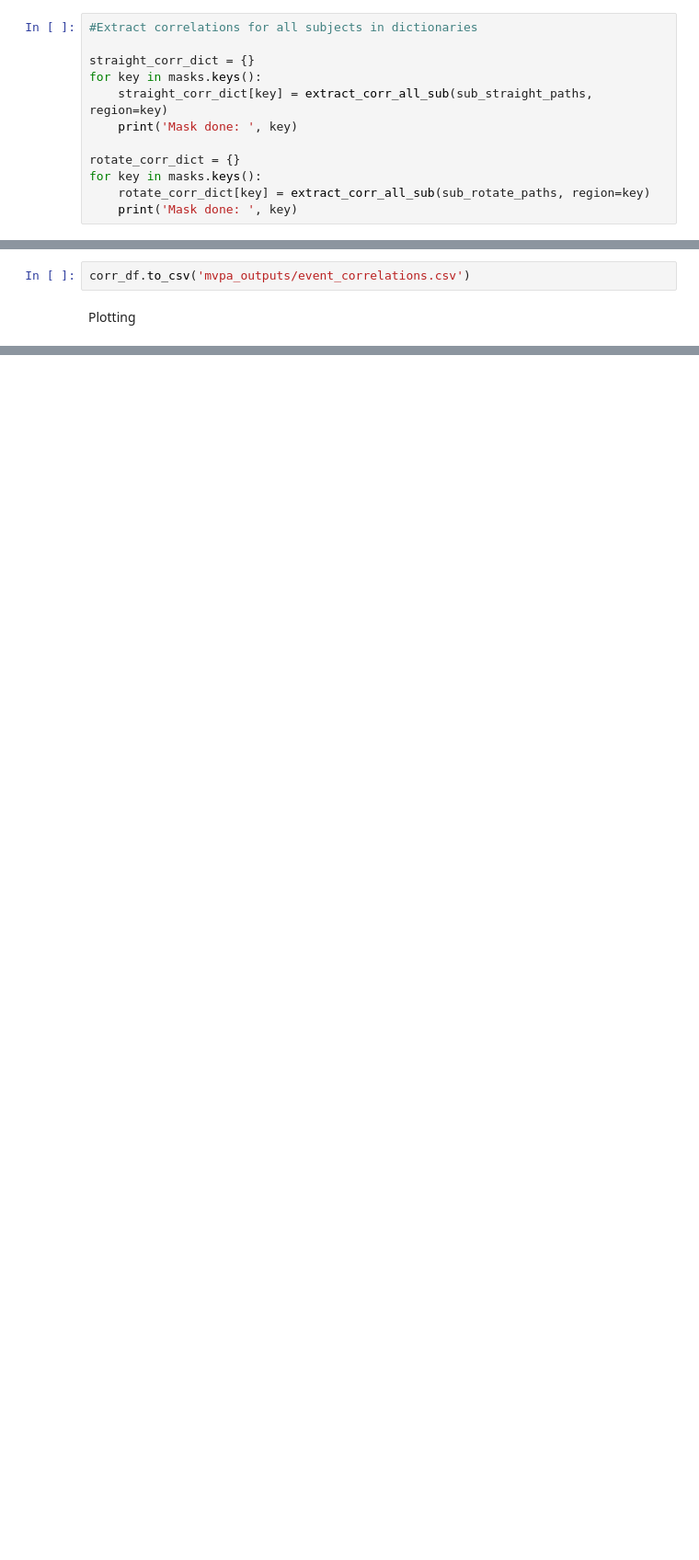
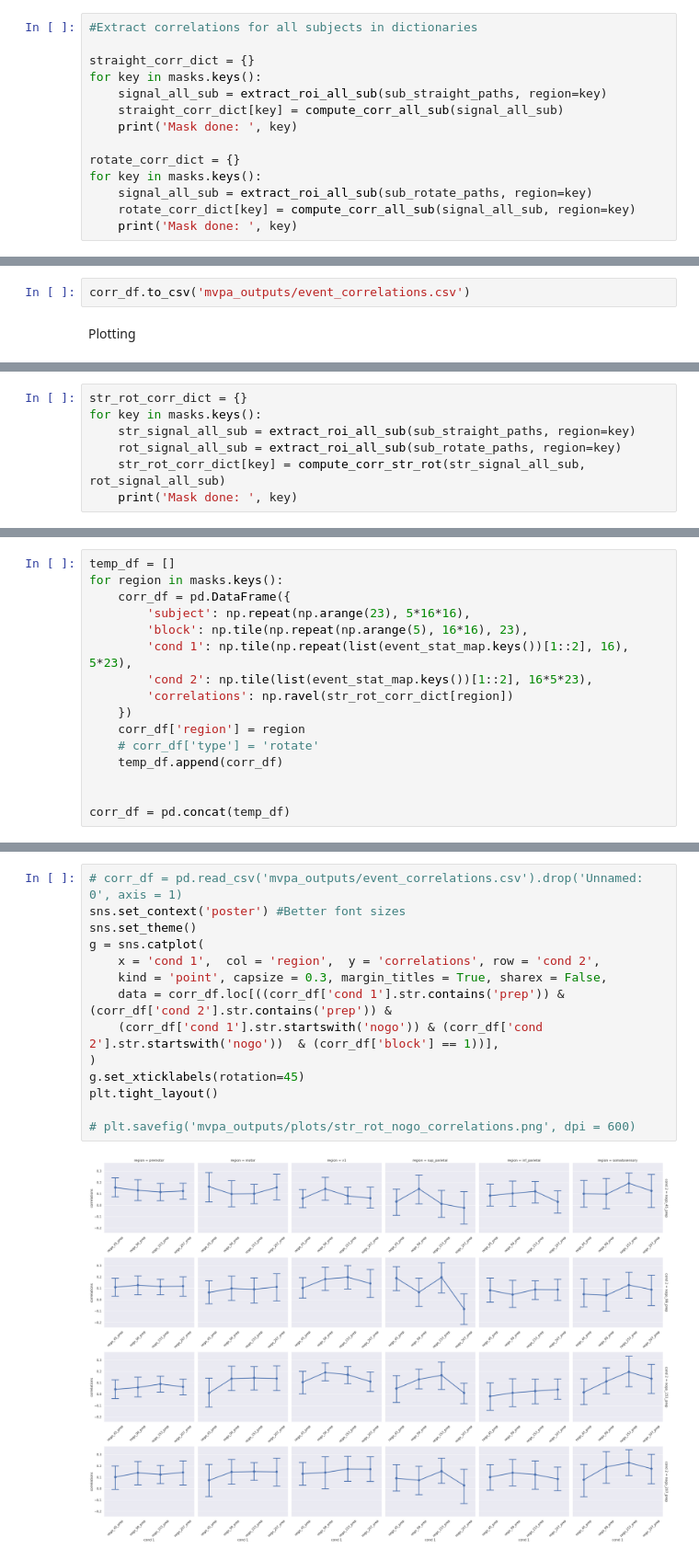
Before and after one commit to tejas-savalia/vma_fmri, a Jupyter notebook: analyses_sandbox.ipynb, the cells around one changed output, grey strips where cells are left out. Shown at 92% size. Cells and saved outputs as stored; diff of their text form; blank space fills up the shorter version.

Commit message:
str rot correlations

```diff
--- a/analyses_sandbox.ipynb
+++ b/analyses_sandbox.ipynb
@@ -142,12 +162,14 @@ def extract_corr_all_sub(paths, region = 'motor', nsub = 23):
 
 straight_corr_dict = {}
 for key in masks.keys():
-    straight_corr_dict[key] = extract_corr_all_sub(sub_straight_paths, region=key)
+    signal_all_sub = extract_roi_all_sub(sub_straight_paths, region=key)
+    straight_corr_dict[key] = compute_corr_all_sub(signal_all_sub)
     print('Mask done: ', key)
 
 rotate_corr_dict = {}
 for key in masks.keys():
-    rotate_corr_dict[key] = extract_corr_all_sub(sub_rotate_paths, region=key)
+    signal_all_sub = extract_roi_all_sub(sub_rotate_paths, region=key)
+    rotate_corr_dict[key] = compute_corr_all_sub(signal_all_sub, region=key)
     print('Mask done: ', key)
 # %% [output]
 Mask done:  premotor
@@ -214,0 +239,7 @@ plt.savefig('mvpa_outputs/plots/nogo_correlations.png', dpi = 600)
+# %%
+str_rot_corr_dict = {}
+for key in masks.keys():
+    str_signal_all_sub = extract_roi_all_sub(sub_straight_paths, region=key)
+    rot_signal_all_sub = extract_roi_all_sub(sub_rotate_paths, region=key)
+    str_rot_corr_dict[key] = compute_corr_str_rot(str_signal_all_sub, rot_signal_all_sub)
+    print('Mask done: ', key)
@@ -214,0 +253,16 @@ plt.savefig('mvpa_outputs/plots/nogo_correlations.png', dpi = 600)
+# %%
+temp_df = []
+for region in masks.keys():
+    corr_df = pd.DataFrame({
+        'subject': np.repeat(np.arange(23), 5*16*16),
+        'block': np.tile(np.repeat(np.arange(5), 16*16), 23),
+        'cond 1': np.tile(np.repeat(list(event_stat_map.keys())[1::2], 16), 5*23),
+        'cond 2': np.tile(list(event_stat_map.keys())[1::2], 16*5*23),
+        'correlations': np.ravel(str_rot_corr_dict[region])
+    })
+    corr_df['region'] = region
+    # corr_df['type'] = 'rotate'
+    temp_df.append(corr_df)
+
+
+corr_df = pd.concat(temp_df)
@@ -214,0 +271,16 @@ plt.savefig('mvpa_outputs/plots/nogo_correlations.png', dpi = 600)
+# %%
+# corr_df = pd.read_csv('mvpa_outputs/event_correlations.csv').drop('Unnamed: 0', axis = 1)
+sns.set_context('poster') #Better font sizes
+sns.set_theme()
+g = sns.catplot(
+    x = 'cond 1',  col = 'region',  y = 'correlations', row = 'cond 2',
+    kind = 'point', capsize = 0.3, margin_titles = True, sharex = False,
+    data = corr_df.loc[((corr_df['cond 1'].str.contains('prep')) & (corr_df['cond 2'].str.contains('prep')) &
+    (corr_df['cond 1'].str.startswith('nogo')) & (corr_df['cond 2'].str.startswith('nogo'))  & (corr_df['block'] == 1))],
+)
+g.set_xticklabels(rotation=45)
+plt.tight_layout()
+
+# plt.savefig('mvpa_outputs/plots/str_rot_nogo_correlations.png', dpi = 600)
+# %% [output]
+[figure, added]
```
Also changed, not shown: parts of 4 cells of this notebook, 1 other file.
